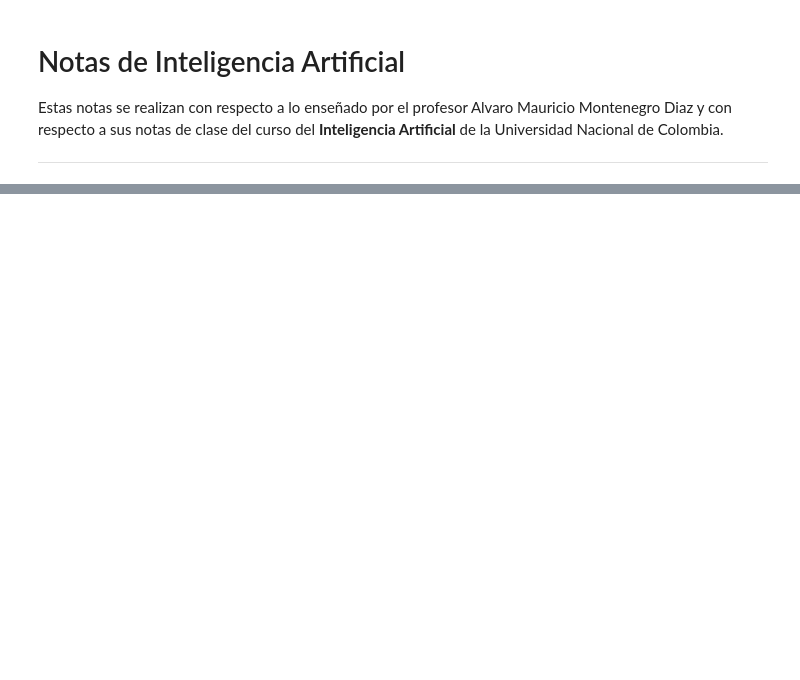
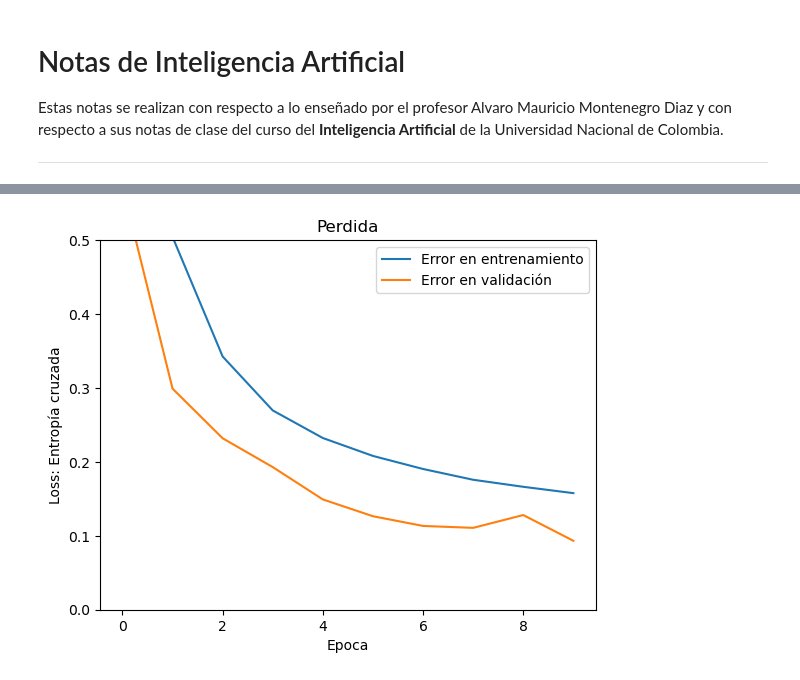
Before and after one commit to drojaspater/ArtificialIntelligence, a Jupyter notebook: ClassNotes/NotasIA.ipynb, the cells around one changed output, grey strips where cells are left out. Saved outputs shown, nothing was run; the diff lists cells and outputs as text; code cells hidden in the pictures; blank space fills up the shorter version.

```diff
--- a/ClassNotes/NotasIA.ipynb
+++ b/ClassNotes/NotasIA.ipynb
@@ -154,0 +185,12 @@ Siendo estas dos cantidades las dos más utilizadas en teoria de la información
+# %%
+#Obtención de los datos
+(x_train, y_train), (x_test, y_test) = mnist.load_data()
+#Normalicación de las imagenes
+x_train, x_test = x_train/255.0, x_test/255.0
+
+# Agrega una dimensión para manejo de canales de imágenes
+#en tensorflow
+x_train = x_train[...,tf.newaxis]
+x_test = x_test[...,tf.newaxis]
+
+x_test.shape
@@ -154,0 +264,14 @@ Siendo estas dos cantidades las dos más utilizadas en teoria de la información
+# %%
+#Escogemos el optimizador: Metodo con el cual ajustamos los parametros
+#Escogemos la función de perdiada: Entropia cruzada
+#Escogemos la metrica: Para verificar los resultados de la red
+model.compile(optimizer= "Adam",
+             loss="SparseCategoricalCrossentropy",
+             metrics=["accuracy"])
+# %%
+history = model.fit(x_train, y_train,
+                    validation_data = (x_test,y_test),
+                    batch_size = 64,
+                    shuffle=True,
+                    verbose=2,
+                    epochs=10)
@@ -154,0 +302,6 @@ Siendo estas dos cantidades las dos más utilizadas en teoria de la información
+# %%
+import matplotlib.pyplot as plt
+import pandas as pd
+hist = pd.DataFrame(history.history)
+hist['epoch'] = history.epoch
+hist
@@ -154,0 +320,14 @@ Siendo estas dos cantidades las dos más utilizadas en teoria de la información
+# %%
+plt.figure()
+plt.xlabel('Epoca')
+plt.ylabel('Loss: Entropía cruzada')
+plt.plot(hist['epoch'], hist['loss'],
+           label='Error en entrenamiento')
+plt.plot(hist['epoch'], hist['val_loss'],
+           label='Error en validación')
+plt.title('Perdida')
+plt.ylim([0,0.5])
+plt.legend()
+plt.show()
+# %% [output]
+[figure, added]
```
Also changed, not shown: parts of 17 cells of this notebook, 4 other files.
